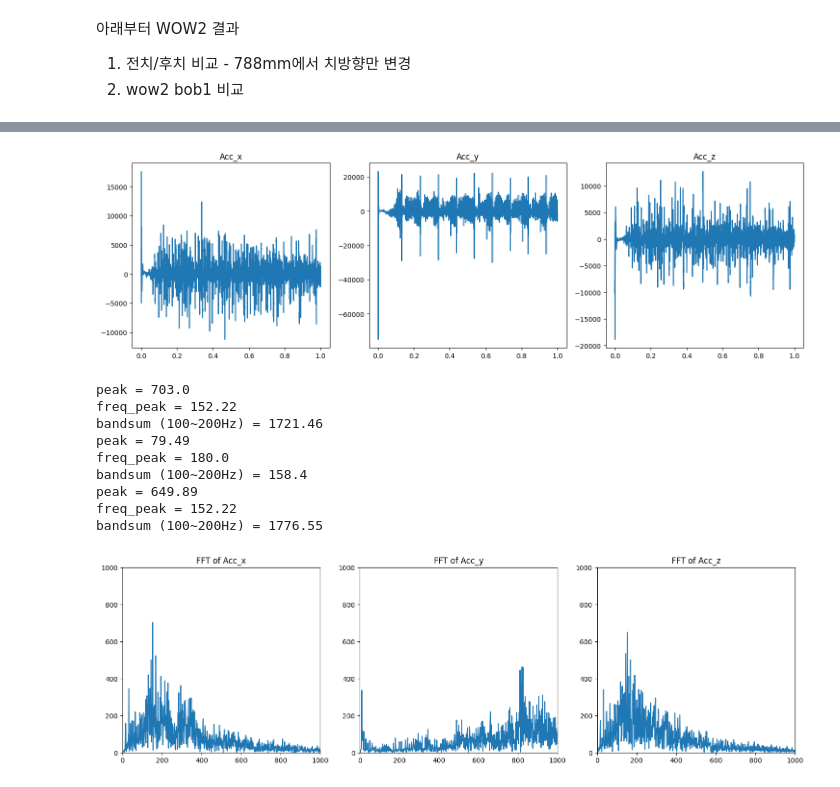
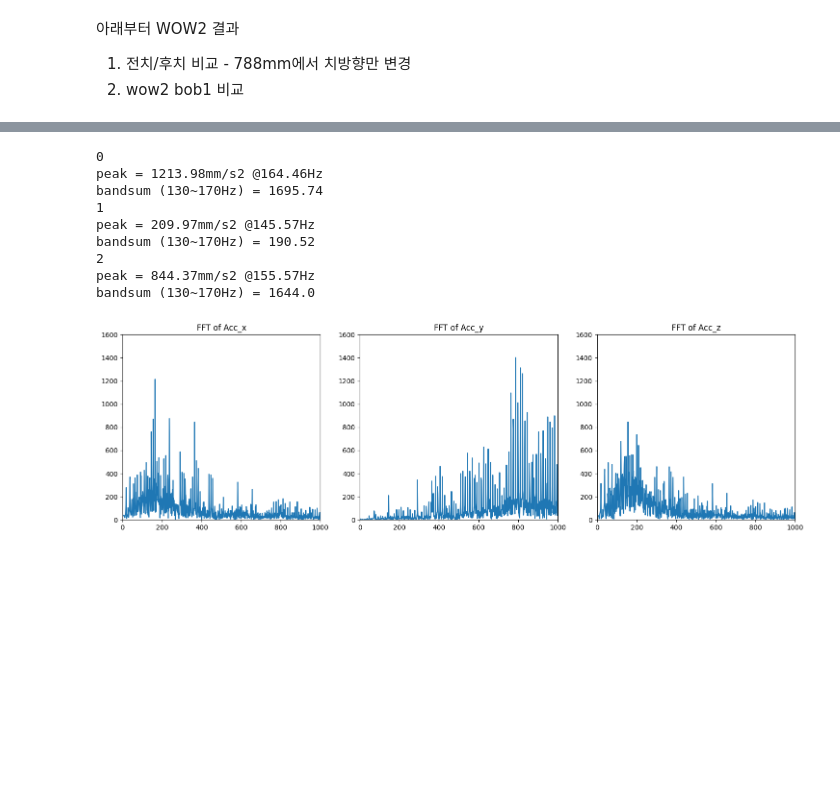
Before and after one commit to hskim-py/REPS_Low_Frequency_NVH_Post, a Jupyter notebook: Ansys_motion_post_result_RBNA_Low_frequency_NVH_FFT_25r2_Input정입력_조건.ipynb, the cells around one changed output, grey strips where cells are left out. Drawn from its saved outputs; the diff is of its cells as text; code cells hidden in the pictures; blank space fills up the shorter version.

```diff
--- a/Ansys_motion_post_result_RBNA_Low_frequency_NVH_FFT_25r2_Input정입력_조건.ipynb
+++ b/Ansys_motion_post_result_RBNA_Low_frequency_NVH_FFT_25r2_Input정입력_조건.ipynb
@@ -162,15 +162,15 @@ def analyze_acceleration_data(target, paths_list, file_path, FFT_start_time, FFT
         #print(f"bandsum (100~200Hz) = {round(bandsum_100_200,2)}")
 
         #130~160 Bandsum
-        bandsum_130_160 = calculate_bandsum(xf, y_fft, 130, 160)
-        print(f"bandsum (130~160Hz) = {round(bandsum_130_160,2)}")
+        bandsum_130_170 = calculate_bandsum(xf, y_fft, 130, 170)
+        print(f"bandsum (130~170Hz) = {round(bandsum_130_170,2)}")
 
 
         # Plot the FFT results on the corresponding subplot
         axs[i].plot(xf, y_fft)
         axs[i].set_title(f'FFT of {acceleration_labels[i]}')
         axs[i].set_xlim(0, 1000)
-        axs[i].set_ylim(0, 1500)  # Set y-axis limit to 0-2000 as requested
+        axs[i].set_ylim(0, 1600)  # Set y-axis limit to 0-2000 as requested
 
     # Connect the motion_notify_event to the on_move function for the second figure
     fig2.canvas.mpl_connect('motion_notify_event', on_move)
@@ -272,25 +272,23 @@ bandsum (100~200Hz) = 2076.19
 # %%
 target = "TIE_ROD_R"
 paths_list = ["Acceleration/X", "Acceleration/Y", "Acceleration/Z"]
 install_path = os.environ['AWP_ROOT252']
-file_path = os.path.join(install_path, r'C:\00_Project_ssd\JX_Assy\JX_deflector_angle_no_hsg_788_front_TQ_WOW2.dfr')
-#WOW2 결과임
+file_path = os.path.join(install_path, r'C:\00_Project_ssd\JX_Assy\JX_deflector_angle_BOB2_MVA60.dfr')
 FFT_start_time = 0.1
 FFT_end_time = 1
 
 analyze_acceleration_data(target, paths_list, file_path, FFT_start_time, FFT_end_time)
 # %% [output]
+0
+peak = 1213.98mm/s2 @164.46Hz
+bandsum (130~170Hz) = 1695.74
+1
+peak = 209.97mm/s2 @145.57Hz
+bandsum (130~170Hz) = 190.52
+2
+peak = 844.37mm/s2 @155.57Hz
+bandsum (130~170Hz) = 1644.0
-[figure, old version]
+[figure, new version]
-peak = 703.0
-freq_peak = 152.22
-bandsum (100~200Hz) = 1721.46
-peak = 79.49
-freq_peak = 180.0
-bandsum (100~200Hz) = 158.4
-peak = 649.89
-freq_peak = 152.22
-bandsum (100~200Hz) = 1776.55
-[figure, removed]
 # %%
 target = "TIE_ROD_R"
 paths_list = ["Acceleration/X", "Acceleration/Y", "Acceleration/Z"]
```
Also changed, not shown: parts of 15 cells of this notebook.
